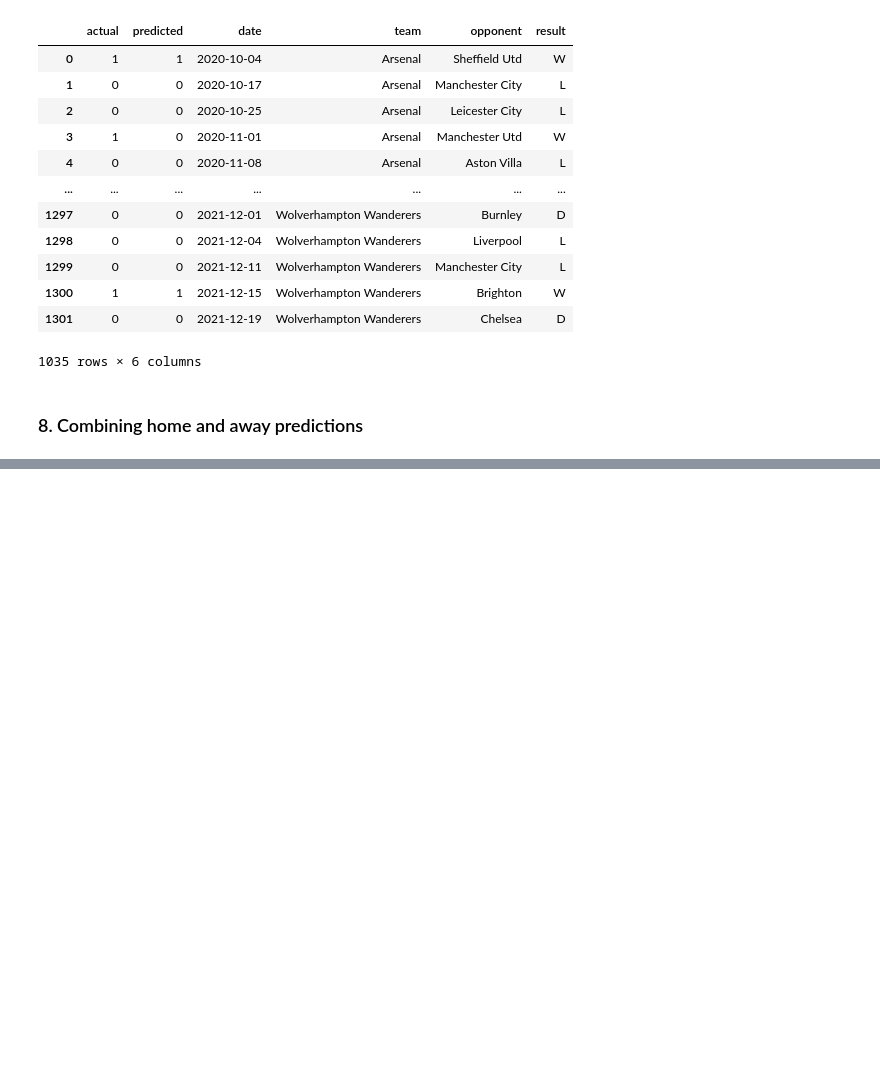
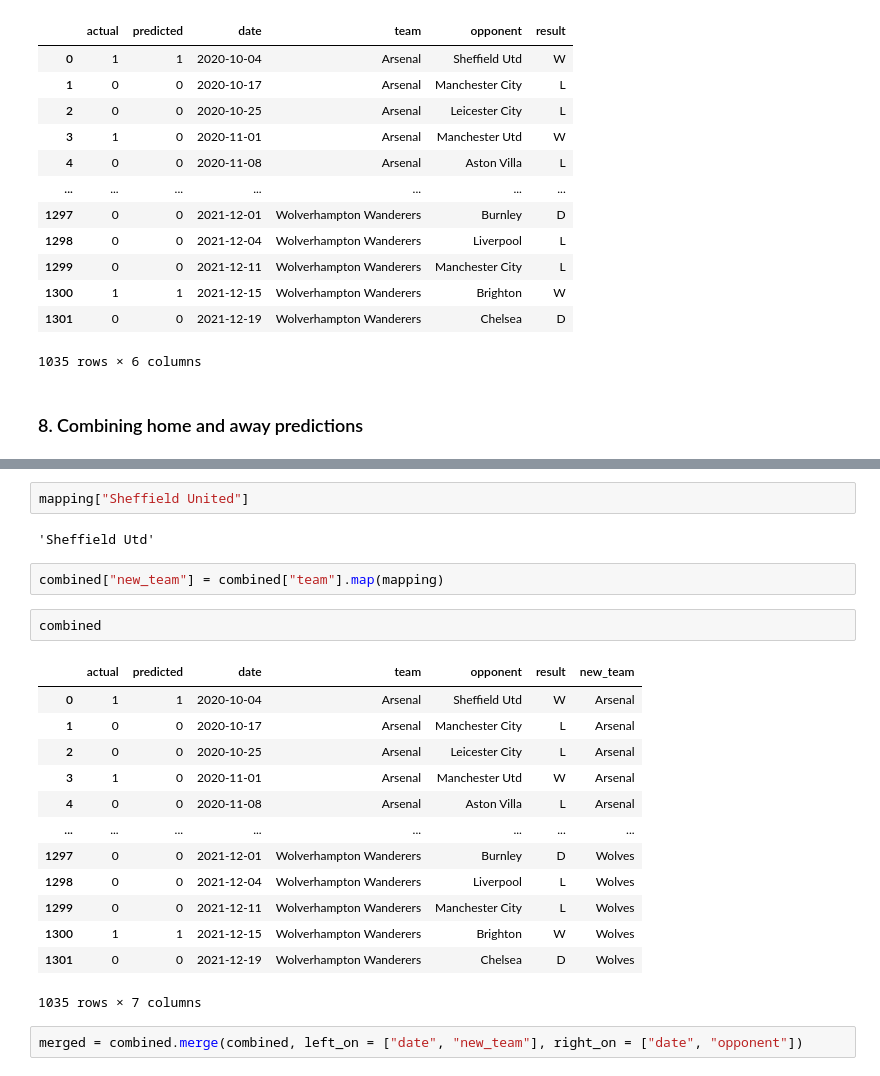
Before and after one commit to IDRISSI-Karim/Football_Predicition, a Jupyter notebook: model/training.ipynb, the cells around one changed output, grey strips where cells are left out. Cells and saved outputs as stored; diff of their text form; blank space fills up the shorter version.

```diff
--- a/model/training.ipynb
+++ b/model/training.ipynb
@@ -357,0 +374,24 @@ combined
+# %%
+mapping["Sheffield United"]
+# %% [output]
+'Sheffield Utd'
+# %%
+combined["new_team"] = combined["team"].map(mapping)
+# %%
+combined
+# %% [output]
+|  | actual | predicted | date | team | opponent | result | new_team |
+| 0 | 1 | 1 | 2020-10-04 | Arsenal | Sheffield Utd | W | Arsenal |
+| 1 | 0 | 0 | 2020-10-17 | Arsenal | Manchester City | L | Arsenal |
+| 2 | 0 | 0 | 2020-10-25 | Arsenal | Leicester City | L | Arsenal |
+| 3 | 1 | 0 | 2020-11-01 | Arsenal | Manchester Utd | W | Arsenal |
+| 4 | 0 | 0 | 2020-11-08 | Arsenal | Aston Villa | L | Arsenal |
+| ... | ... | ... | ... | ... | ... | ... | ... |
+| 1297 | 0 | 0 | 2021-12-01 | Wolverhampton Wanderers | Burnley | D | Wolves |
+| 1298 | 0 | 0 | 2021-12-04 | Wolverhampton Wanderers | Liverpool | L | Wolves |
+| 1299 | 0 | 0 | 2021-12-11 | Wolverhampton Wanderers | Manchester City | L | Wolves |
+| 1300 | 1 | 1 | 2021-12-15 | Wolverhampton Wanderers | Brighton | W | Wolves |
+| 1301 | 0 | 0 | 2021-12-19 | Wolverhampton Wanderers | Chelsea | D | Wolves |
+1035 rows × 7 columns
+# %%
+merged = combined.merge(combined, left_on = ["date", "new_team"], right_on = ["date", "opponent"])
```
Also changed, not shown: parts of 4 cells of this notebook.
